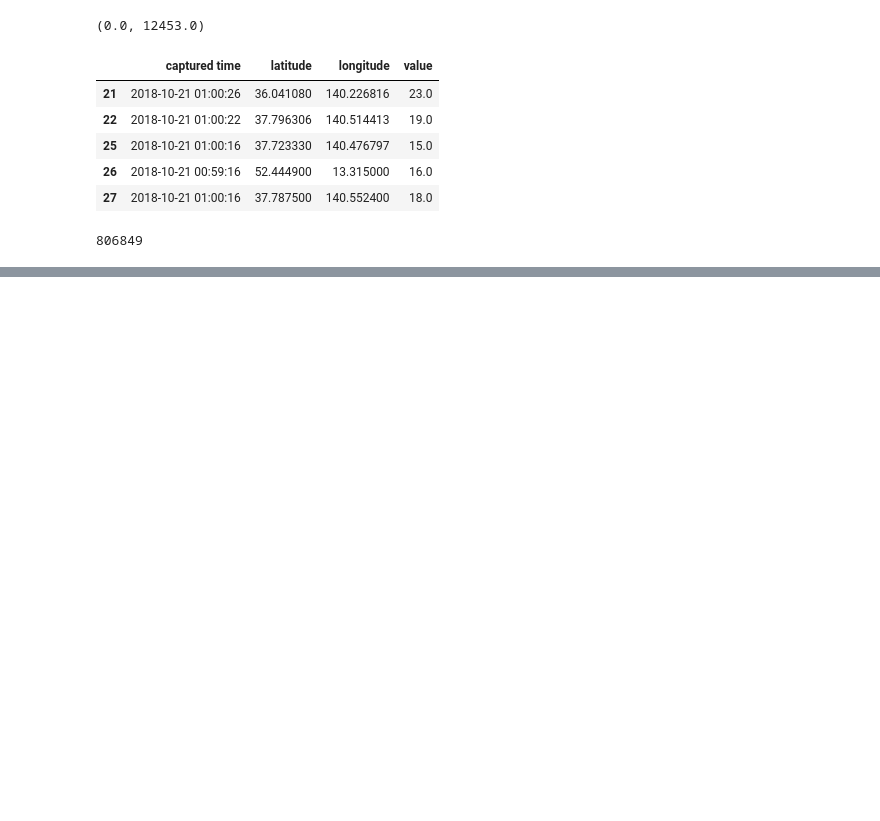
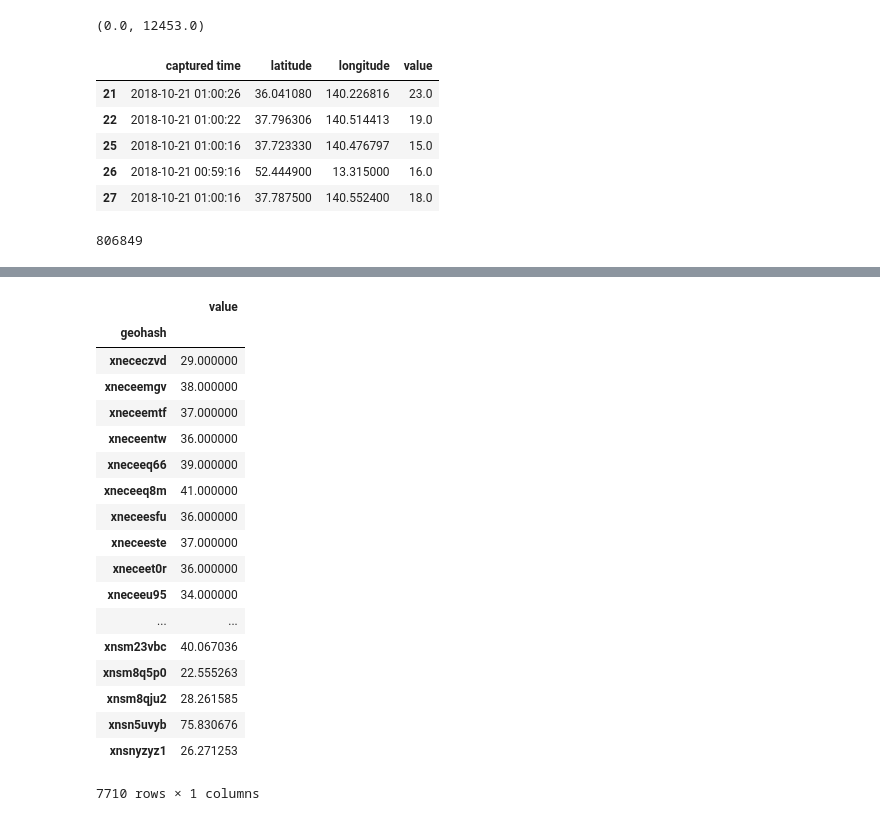
Before and after one commit to PPitson/safecast-data-analysis, a Jupyter notebook: analysis.ipynb, the cells around one changed output, grey strips where cells are left out. Drawn from its saved outputs; the diff is of its cells as text; code cells hidden in the pictures; blank space fills up the shorter version.

```diff
--- a/analysis.ipynb
+++ b/analysis.ipynb
@@ -127,0 +174,22 @@ df.to_csv("filtered.csv", index=False)
+# %%
+grouped
+# %% [output]
+|  | value |
+| geohash |  |
+| xnececzvd | 29.000000 |
+| xneceemgv | 38.000000 |
+| xneceemtf | 37.000000 |
+| xneceentw | 36.000000 |
+| xneceeq66 | 39.000000 |
+| xneceeq8m | 41.000000 |
+| xneceesfu | 36.000000 |
+| xneceeste | 37.000000 |
+| xneceet0r | 36.000000 |
+| xneceeu95 | 34.000000 |
+| ... | ... |
+| xnsm23vbc | 40.067036 |
+| xnsm8q5p0 | 22.555263 |
+| xnsm8qju2 | 28.261585 |
+| xnsn5uvyb | 75.830676 |
+| xnsnyzyz1 | 26.271253 |
+7710 rows × 1 columns
```
Also changed, not shown: parts of 13 cells of this notebook, 1 other file.
